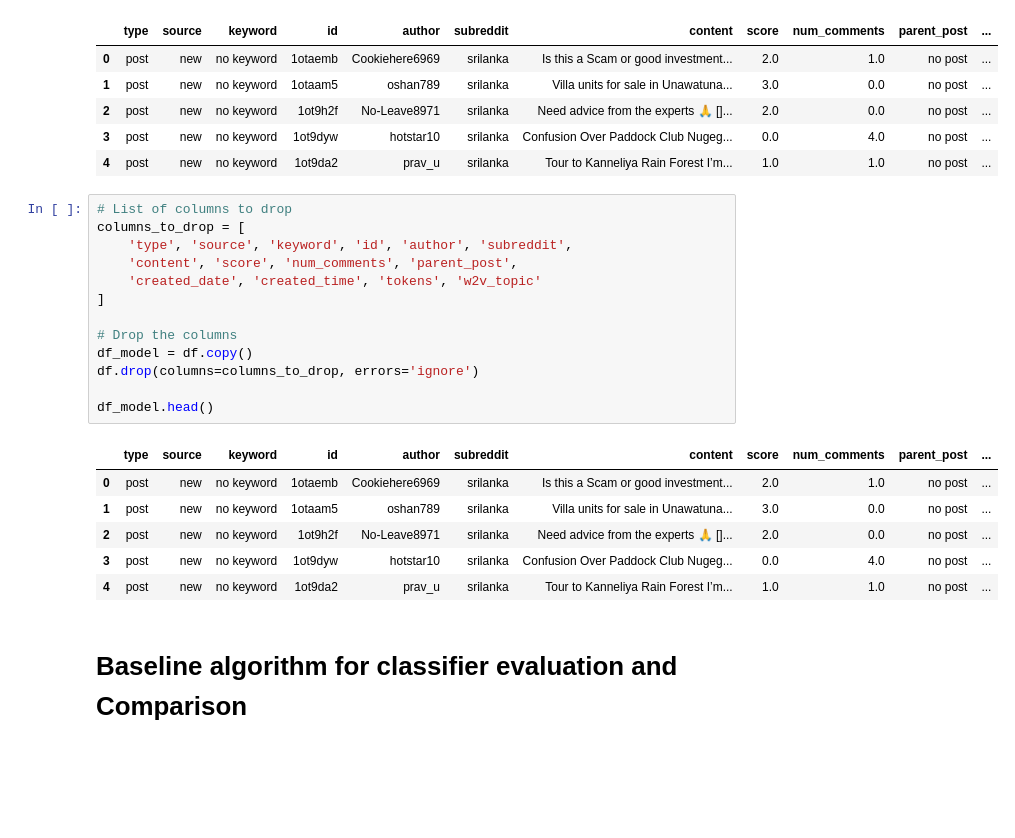
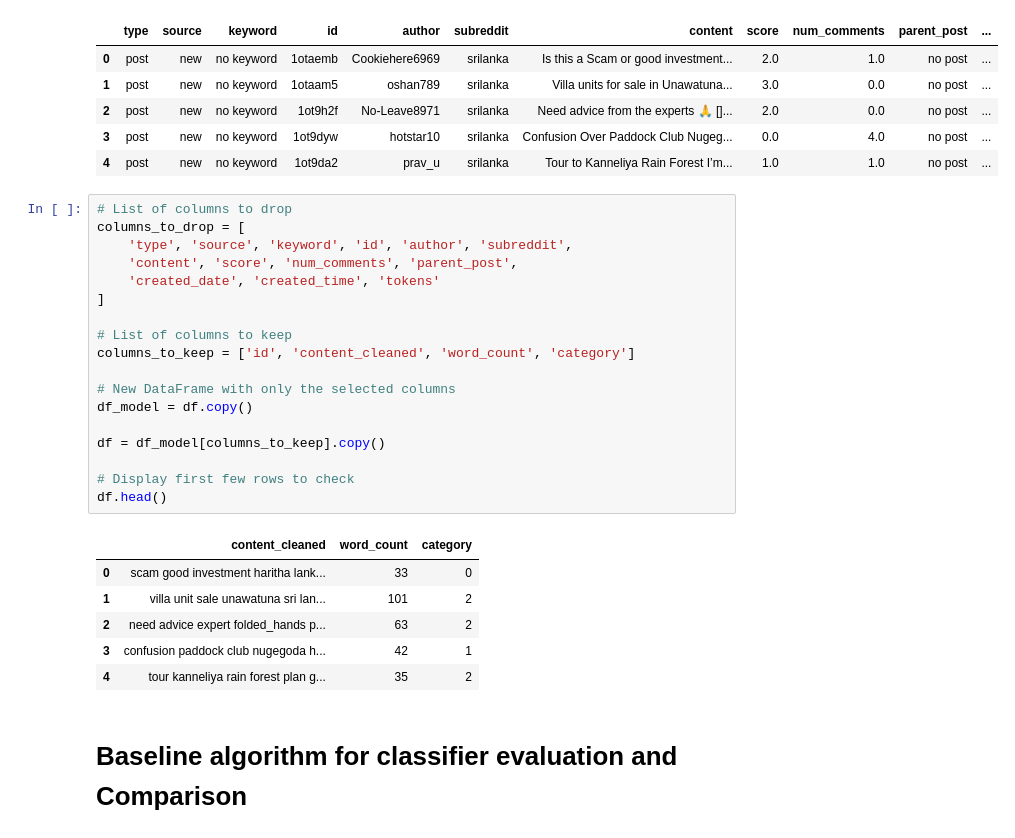
Before and after one commit to Starlight0901/Reddit_SriLanka_Social_Insight, a Jupyter notebook: Untitled.ipynb, the cells around one changed output. Drawn from its saved outputs; the diff is of its cells as text; blank space fills up the shorter version.

```diff
--- a/Untitled.ipynb
+++ b/Untitled.ipynb
@@ -551,22 +547,27 @@ df.head(5)
 # %%
 # List of columns to drop
 columns_to_drop = [
     'type', 'source', 'keyword', 'id', 'author', 'subreddit',
     'content', 'score', 'num_comments', 'parent_post',
-    'created_date', 'created_time', 'tokens', 'w2v_topic'
+    'created_date', 'created_time', 'tokens'
 ]
 
-# Drop the columns
+# List of columns to keep
+columns_to_keep = ['id', 'content_cleaned', 'word_count', 'category']
+
+# New DataFrame with only the selected columns
 df_model = df.copy()
-df.drop(columns=columns_to_drop, errors='ignore')
 
-df_model.head()
+df = df_model[columns_to_keep].copy()
+
+# Display first few rows to check
+df.head()
 # %% [output]
-|  | type | source | keyword | id | author | subreddit | content | score | num_comments | parent_post | ... |
-| 0 | post | new | no keyword | 1otaemb | Cookiehere6969 | srilanka | Is this a Scam or good investment... | 2.0 | 1.0 | no post | ... |
-| 1 | post | new | no keyword | 1otaam5 | oshan789 | srilanka | Villa units for sale in Unawatuna... | 3.0 | 0.0 | no post | ... |
-| 2 | post | new | no keyword | 1ot9h2f | No-Leave8971 | srilanka | Need advice from the experts 🙏 []... | 2.0 | 0.0 | no post | ... |
-| 3 | post | new | no keyword | 1ot9dyw | hotstar10 | srilanka | Confusion Over Paddock Club Nugeg... | 0.0 | 4.0 | no post | ... |
-| 4 | post | new | no keyword | 1ot9da2 | prav_u | srilanka | Tour to Kanneliya Rain Forest I’m... | 1.0 | 1.0 | no post | ... |
+|  | content_cleaned | word_count | category |
+| 0 | scam good investment haritha lank... | 33 | 0 |
+| 1 | villa unit sale unawatuna sri lan... | 101 | 2 |
+| 2 | need advice expert folded_hands p... | 63 | 2 |
+| 3 | confusion paddock club nugegoda h... | 42 | 1 |
+| 4 | tour kanneliya rain forest plan g... | 35 | 2 |
 # %% [markdown]
 # Baseline algorithm for classifier evaluation and Comparison
```
Also changed, not shown: parts of 7 cells of this notebook.
